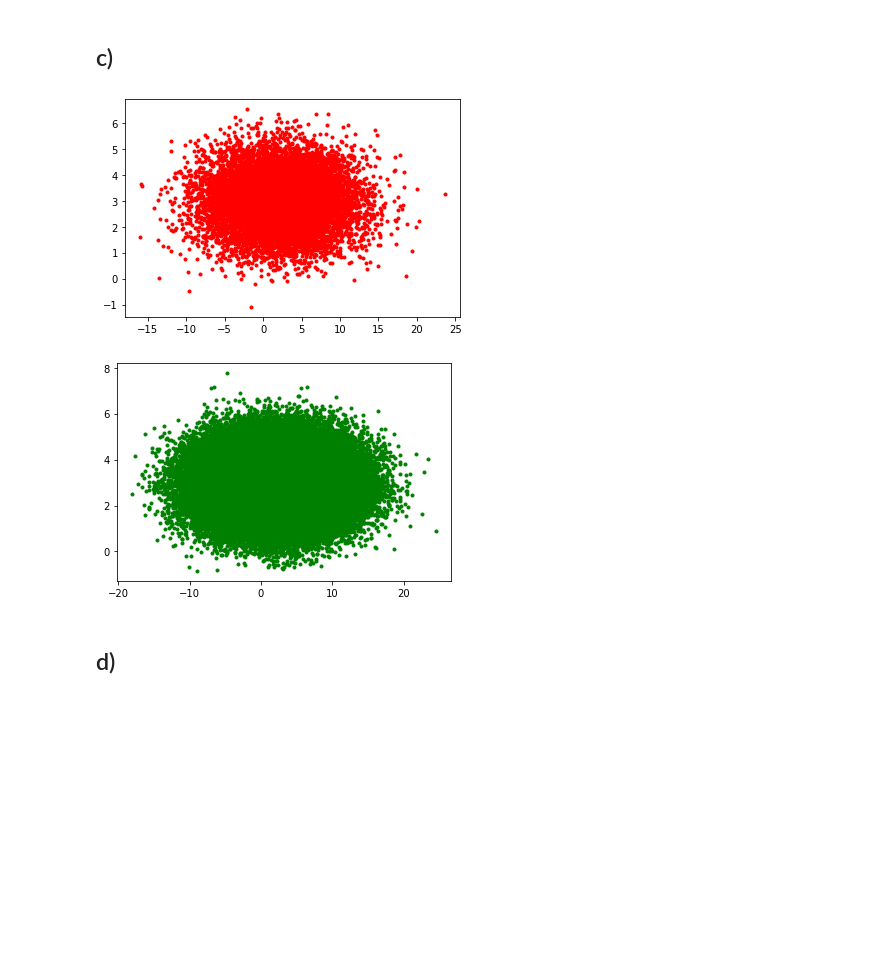
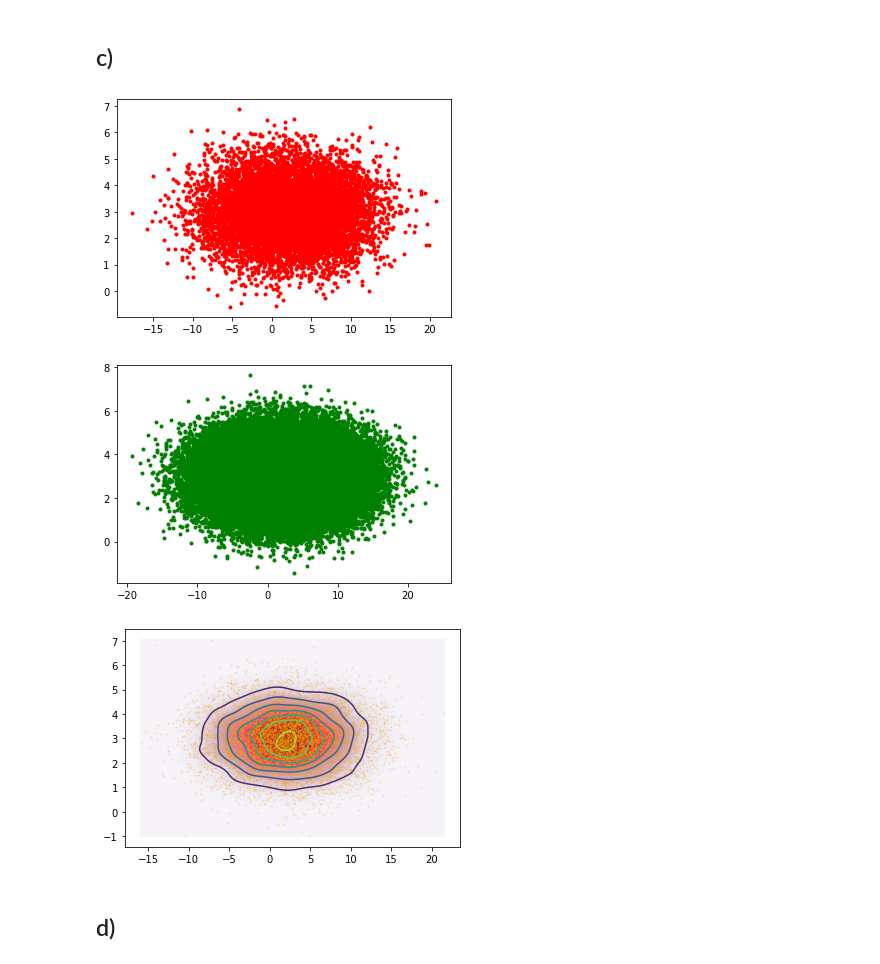
Before and after one commit to Asgavar/studia, a Jupyter notebook: semestr_5_zima_2019_20/explo/lista01/lista01.ipynb, the cells around one changed output. Cells and saved outputs as stored; diff of their text form; code cells hidden in the pictures; blank space fills up the shorter version.

```diff
--- a/semestr_5_zima_2019_20/explo/lista01/lista01.ipynb
+++ b/semestr_5_zima_2019_20/explo/lista01/lista01.ipynb
@@ -94,19 +94,32 @@ plt.show()
 # %%
 x_norm = sstats.norm(2, 5)
 y_norm = sstats.norm(3, 1)
 
 x_ten_thousands = np.random.normal(2, 5, size=10_000)
 y_ten_thousands = np.random.normal(3, 1, size=10_000)
 plt.plot(x_ten_thousands, y_ten_thousands, 'r.')
 plt.show()
 
 x_hundred_thousands = np.random.normal(2, 5, size=100_000)
 y_hundred_thousands = np.random.normal(3, 1, size=100_000)
 plt.plot(x_hundred_thousands, y_hundred_thousands, 'g.')
 plt.show()
+
+x = np.random.normal(loc=2,scale=5,size=10000)
+y = np.random.normal(loc=3,scale=1,size=10000)
+nbins = 300
+
+k = sstats.kde.gaussian_kde([x,y])
+xi, yi = np.mgrid[x.min():x.max():nbins*1j, y.min():y.max():nbins*1j]
+zi = k(np.vstack([xi.flatten(), yi.flatten()]))
+plt.contour(xi, yi, zi.reshape(xi.shape) )
+plt.pcolormesh(xi, yi, zi.reshape(xi.shape), shading='flat', cmap='PuRd', alpha=0.99)
+plt.scatter(x, y,c='orange', s=1,alpha=0.2)
+plt.show()
 # %% [output]
-[figure, old version]
+[figure, new version]
-[figure, old version]
+[figure, new version]
+[figure, added]
 # %% [markdown]
 ## d)
 # %%
```
Also changed, not shown: parts of 1 cell of this notebook, 2 other files.
